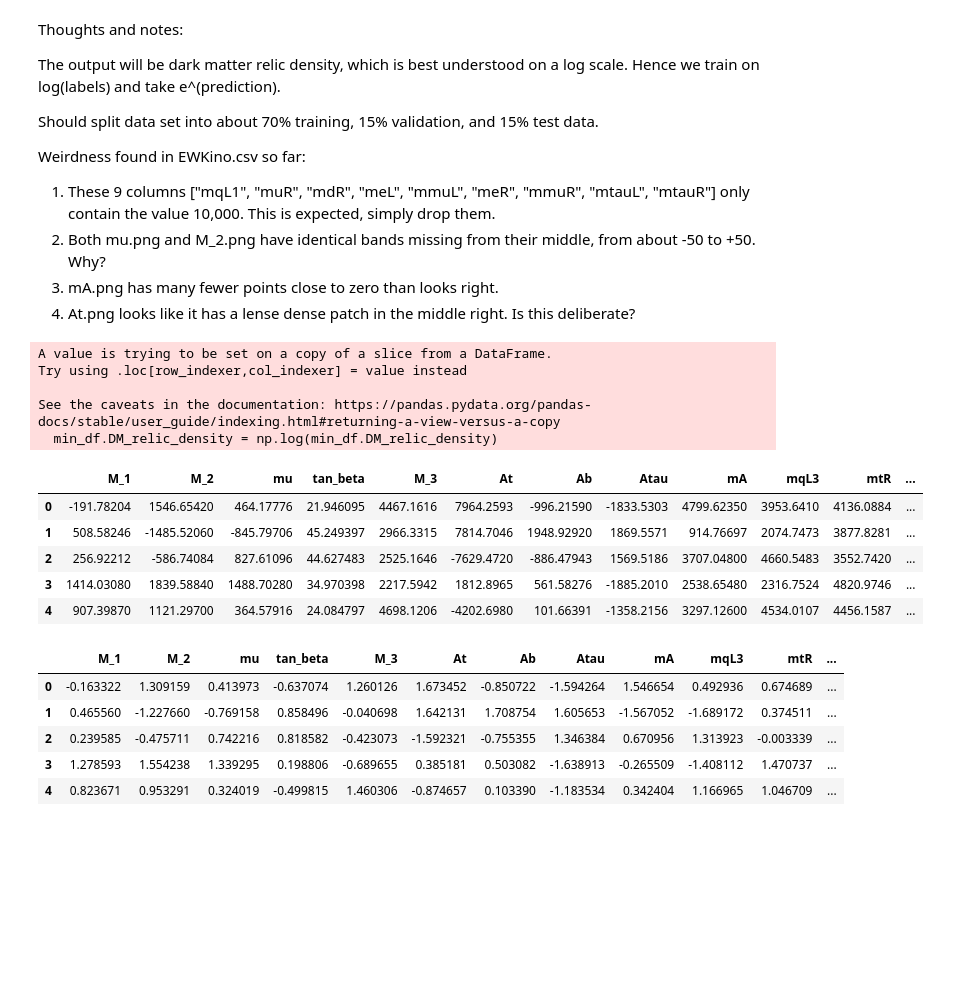
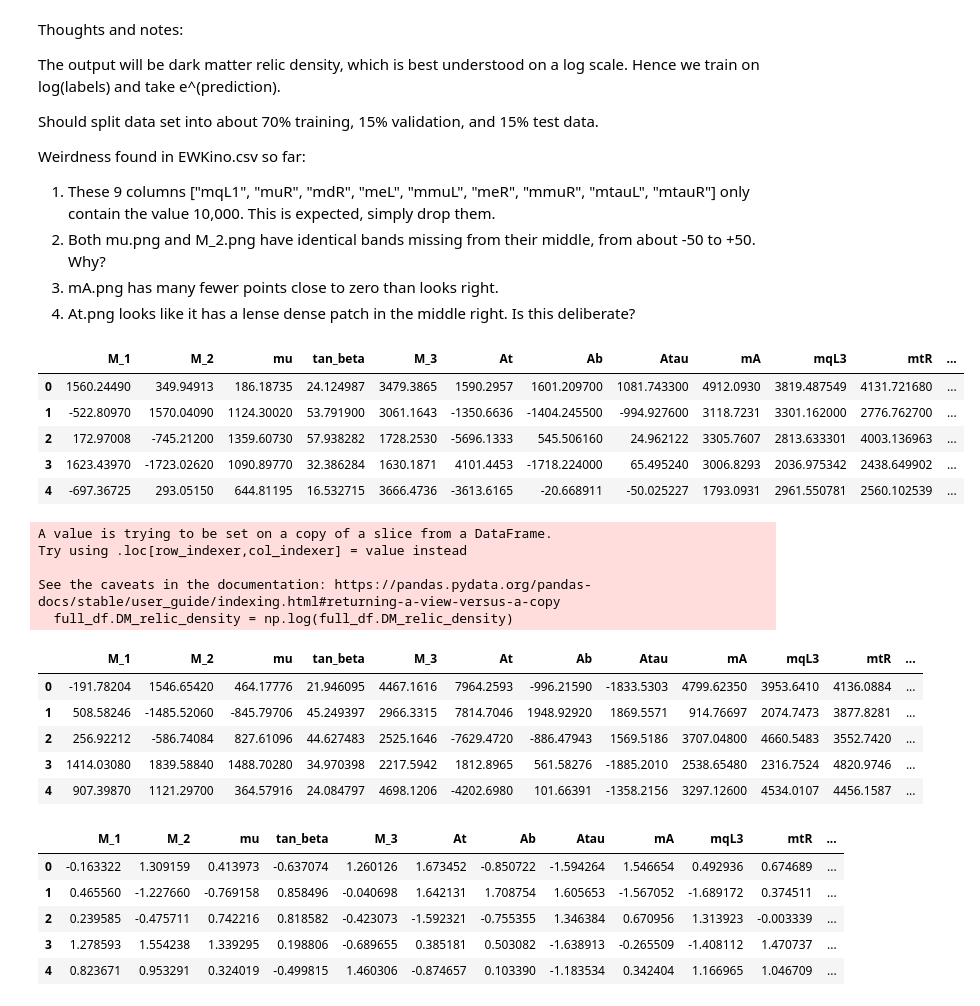
Before and after one commit to benvlasto/MPhys-Project, a Jupyter notebook: dark-matter-relic-density-model.ipynb, the cells around one changed output. Saved outputs shown, nothing was run; the diff lists cells and outputs as text; code cells hidden in the pictures; blank space fills up the shorter version.

```diff
--- a/dark-matter-relic-density-model.ipynb
+++ b/dark-matter-relic-density-model.ipynb
@@ -14,22 +14,30 @@ Weirdness found in EWKino.csv so far:
 # %%
 import pandas as pd
 import numpy as np
 import matplotlib.pyplot as plt
 import tensorflow as tf
 from tensorflow import keras
 from tensorflow.keras import layers
 
-df = pd.read_csv("EWKino.csv")
+df = pd.read_csv("EWKino_train.csv")
+df.head()
+# %% [output]
+|  | M_1 | M_2 | mu | tan_beta | M_3 | At | Ab | Atau | mA | mqL3 | mtR | ... |
+| 0 | 1560.24490 | 349.94913 | 186.18735 | 24.124987 | 3479.3865 | 1590.2957 | 1601.209700 | 1081.743300 | 4912.0930 | 3819.487549 | 4131.721680 | ... |
+| 1 | -522.80970 | 1570.04090 | 1124.30020 | 53.791900 | 3061.1643 | -1350.6636 | -1404.245500 | -994.927600 | 3118.7231 | 3301.162000 | 2776.762700 | ... |
+| 2 | 172.97008 | -745.21200 | 1359.60730 | 57.938282 | 1728.2530 | -5696.1333 | 545.506160 | 24.962122 | 3305.7607 | 2813.633301 | 4003.136963 | ... |
+| 3 | 1623.43970 | -1723.02620 | 1090.89770 | 32.386284 | 1630.1871 | 4101.4453 | -1718.224000 | 65.495240 | 3006.8293 | 2036.975342 | 2438.649902 | ... |
+| 4 | -697.36725 | 293.05150 | 644.81195 | 16.532715 | 3666.4736 | -3613.6165 | -20.668911 | -50.025227 | 1793.0931 | 2961.550781 | 2560.102539 | ... |
 # %%
-min_df = df[["M_1", "M_2", "mu", "tan_beta", "M_3", "At", "Ab", "Atau", "mA", "mqL3", "mtR", "mbR", "DM_relic_density"]]
-min_df.DM_relic_density = np.log(min_df.DM_relic_density)
-min_df.head()
+full_df = df[["M_1", "M_2", "mu", "tan_beta", "M_3", "At", "Ab", "Atau", "mA", "mqL3", "mtR", "mbR", "DM_relic_density"]]
+full_df.DM_relic_density = np.log(full_df.DM_relic_density)
+full_df.head()
 # %% [output]
 A value is trying to be set on a copy of a slice from a DataFrame.
 Try using .loc[row_indexer,col_indexer] = value instead
 
 See the caveats in the documentation: https://pandas.pydata.org/pandas-docs/stable/user_guide/indexing.html#returning-a-view-versus-a-copy
-  min_df.DM_relic_density = np.log(min_df.DM_relic_density)
+  full_df.DM_relic_density = np.log(full_df.DM_relic_density)
 |  | M_1 | M_2 | mu | tan_beta | M_3 | At | Ab | Atau | mA | mqL3 | mtR | ... |
 | 0 | -191.78204 | 1546.65420 | 464.17776 | 21.946095 | 4467.1616 | 7964.2593 | -996.21590 | -1833.5303 | 4799.62350 | 3953.6410 | 4136.0884 | ... |
 | 1 | 508.58246 | -1485.52060 | -845.79706 | 45.249397 | 2966.3315 | 7814.7046 | 1948.92920 | 1869.5571 | 914.76697 | 2074.7473 | 3877.8281 | ... |
```
Also changed, not shown: parts of 6 cells of this notebook, 1 other file.
